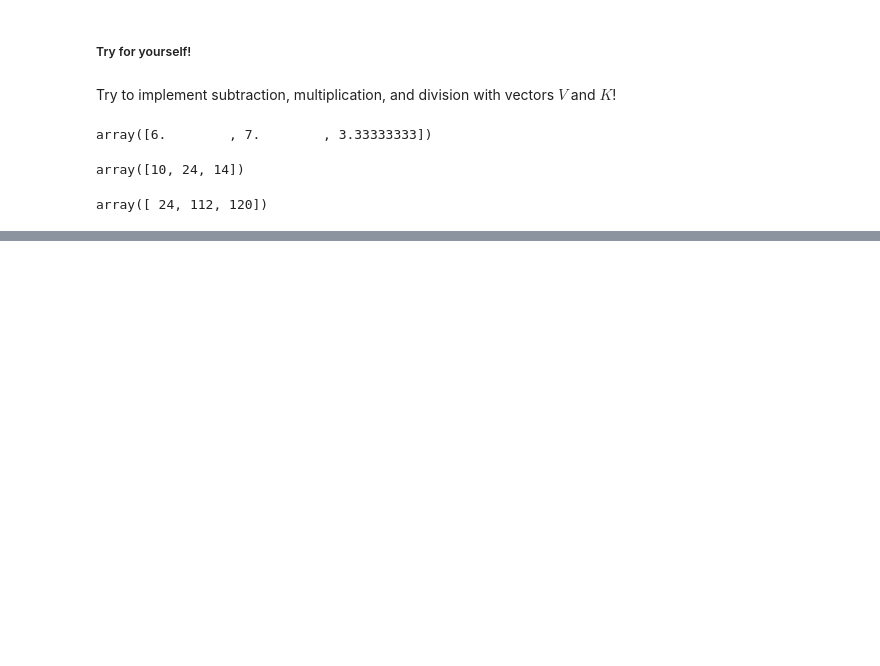
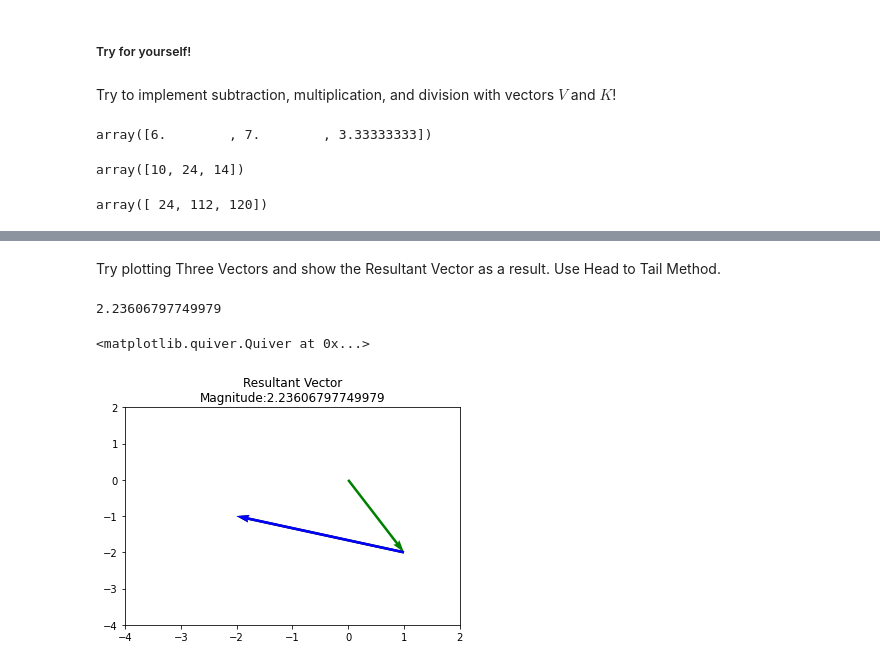
Before and after one commit to ptrciabnquit/Linear-Algebra_2nd-Sem, a Jupyter notebook: Assignment9_Baniquit.ipynb, the cells around one changed output, grey strips where cells are left out. Saved outputs shown, nothing was run; the diff lists cells and outputs as text; code cells hidden in the pictures; blank space fills up the shorter version.

```diff
--- a/Assignment9_Baniquit.ipynb
+++ b/Assignment9_Baniquit.ipynb
@@ -145,0 +263,19 @@ array([ 24, 112, 120])
+# %% [markdown]
+Try plotting Three Vectors and show the Resultant Vector as a result.
+Use Head to Tail Method.
+# %%
+A = np.array([1, -2])
+B = np.array([-3, 1])
+R = A + B
+Magnitude = np.sqrt(np.sum(R**2))
+print(Magnitude)
+plt.title("Resultant Vector\nMagnitude:{}" .format(Magnitude))
+plt.xlim(-4, 2)
+plt.ylim(-4, 2)
+plt.quiver(0, 0, A[0], A[1], angles='xy', scale_units='xy', scale=1, color='green')
+plt.quiver(A[0], A[1], B[0], B[1], angles='xy', scale_units='xy', scale=1, color='black')
+plt.quiver(A[0], A[1], B[0], B[1], angles='xy', scale_units='xy', scale=1, color='blue')
+# %% [output]
+2.23606797749979
+<matplotlib.quiver.Quiver at 0x...>
+[figure, added]
```
Also changed, not shown: parts of 22 cells of this notebook.
